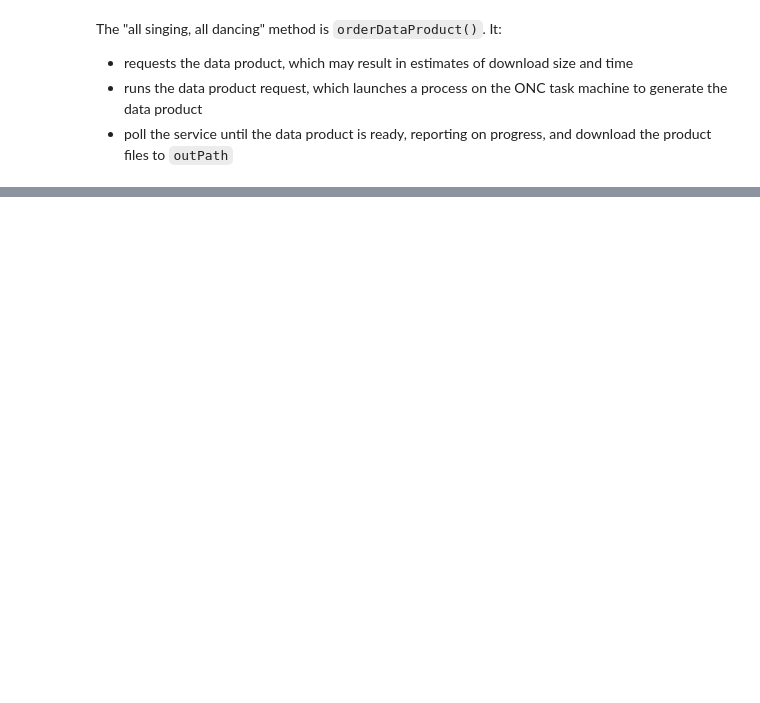
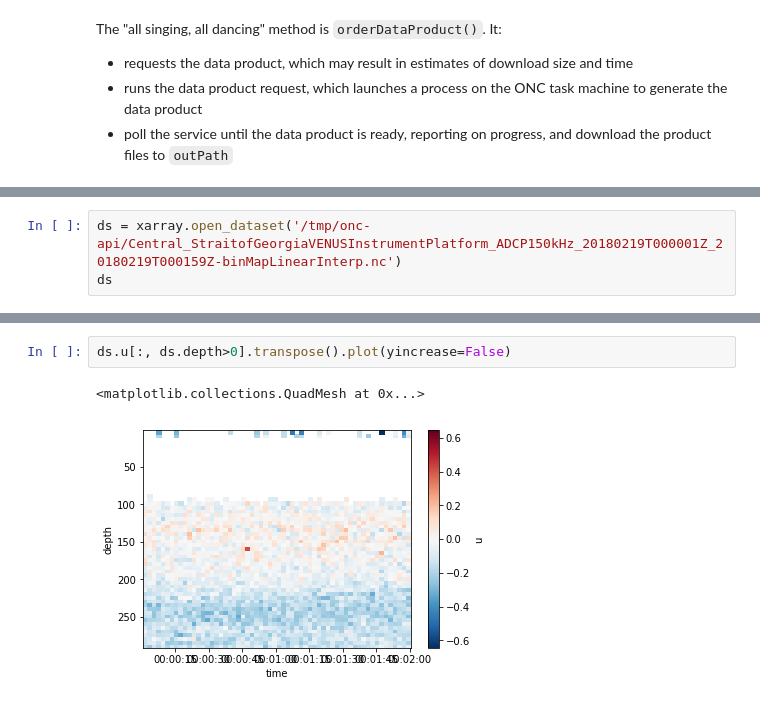
Before and after one commit to SalishSeaCast/analysis-doug, a Jupyter notebook: notebooks/onc-api/Exploring-ONC-Python-API.ipynb, the cells around one changed output, grey strips where cells are left out. Cells and saved outputs as stored; diff of their text form; blank space fills up the shorter version.

```diff
--- a/notebooks/onc-api/Exploring-ONC-Python-API.ipynb
+++ b/notebooks/onc-api/Exploring-ONC-Python-API.ipynb
@@ -325,0 +526,3 @@ I'm not sure why the above isn't working because the ONC ERDDAP provides
+# %%
+ds = xarray.open_dataset('/tmp/onc-api/Central_StraitofGeorgiaVENUSInstrumentPlatform_ADCP150kHz_20180219T000001Z_20180219T000159Z-binMapLinearInterp.nc')
+ds
@@ -325,0 +547,5 @@ I'm not sure why the above isn't working because the ONC ERDDAP provides
+# %%
+ds.u[:, ds.depth>0].transpose().plot(yincrease=False)
+# %% [output]
+<matplotlib.collections.QuadMesh at 0x...>
+[figure, added]
```
Also changed, not shown: parts of 53 cells of this notebook.
